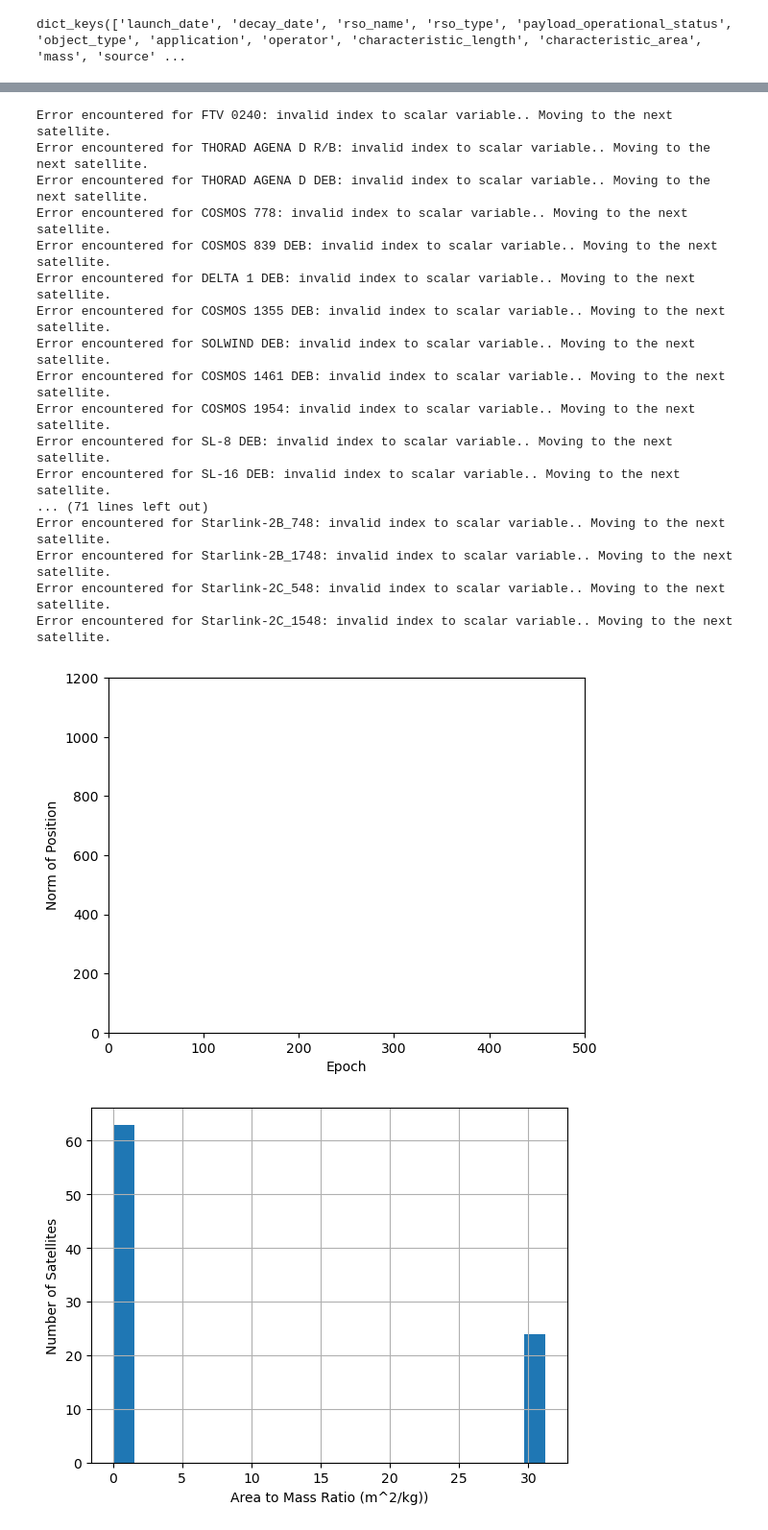
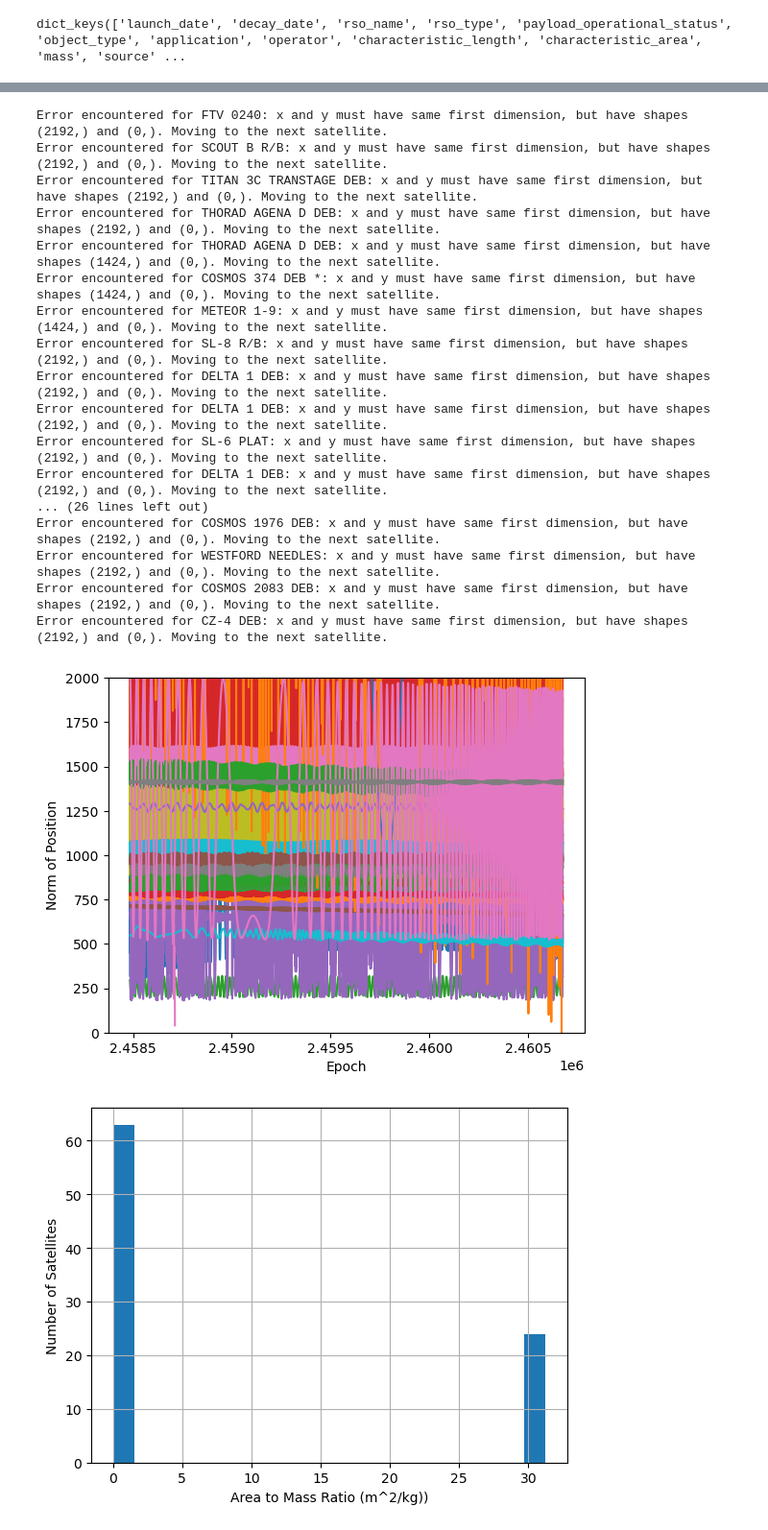
Before and after one commit to ucl-sgnl/FSPSimulator, a Jupyter notebook: src/fspsim/Visualisation.ipynb, the cells around one changed output, grey strips where cells are left out. Shown at 96% size. Cells and saved outputs as stored; diff of their text form; code cells hidden in the pictures.

```diff
--- a/src/fspsim/Visualisation.ipynb
+++ b/src/fspsim/Visualisation.ipynb
@@ -133,18 +61,0 @@ TypeError: 'NoneType' object is not iterable
-# %%
-for sat in spaceobjects1:
-    times = [entry[0] for entry in sat.ephemeris]
-    positions = [entry[1] for entry in sat.ephemeris]
-
-    # Calculate the norms of the positions
-    norms = [np.linalg.norm(pos)-6378.137 for pos in positions]
-
-    # Plot
-    plt.scatter(times, norms, s=1, alpha=0.2)
-
-plt.xlabel("Time (JD)")
-plt.ylabel("Altitude (km)")
-plt.title("Altitude Time Series")
-plt.ylim(0, 2000)
-# plt.legend()
-plt.grid(True)
-plt.show()
@@ -153,51 +62,52 @@ plt.show()
 # %%
 import numpy as np
 
 # Create a single figure and axes for all satellites
 fig, ax = plt.subplots()  # 2D plot
 
-for sat in spaceobjects1:
+for sat in spaceobjects1[:100]:
     norms = []  # Store norms for each satellite
     try:
         for epoch in range(len(sat.ephemeris)):
             position = np.array([
-                sat.ephemeris[epoch][1][0][0],
-                sat.ephemeris[epoch][1][0][1],
-                sat.ephemeris[epoch][1][0][2]
+                sat.ephemeris[epoch][1][0],
+                sat.ephemeris[epoch][1][1],
+                sat.ephemeris[epoch][1][2]
             ])
             norms.append(np.linalg.norm(position)-6378.137)
+            times = [entry[0] for entry in sat.ephemeris]
 
         # Plot the norms for the current satellite
-        ax.plot(norms[::100], label=sat.rso_name, linewidth=0.5)
+        ax.plot(times, norms, label=sat.rso_name)
 
     except Exception as e:
         print(f"Error encountered for {sat.rso_name}: {e}. Moving to the next satellite.")
 
 # Set labels, legend and show the plot
 ax.set_xlabel('Epoch')
 ax.set_ylabel('Norm of Position')
-ax.set_ylim([0, 1200])
-ax.set_xlim([0, 500])
+ax.set_ylim([0, 2000])
+ax.set_xlim([2458484.5000000, 2460676.5000000])
 plt.show()
 # %% [output]
-Error encountered for FTV 0240: invalid index to scalar variable.. Moving to the next satellite.
-Error encountered for THORAD AGENA D R/B: invalid index to scalar variable.. Moving to the next satellite.
-Error encountered for THORAD AGENA D DEB: invalid index to scalar variable.. Moving to the next satellite.
-Error encountered for COSMOS 778: invalid index to scalar variable.. Moving to the next satellite.
-Error encountered for COSMOS 839 DEB: invalid index to scalar variable.. Moving to the next satellite.
-Error encountered for DELTA 1 DEB: invalid index to scalar variable.. Moving to the next satellite.
-Error encountered for COSMOS 1355 DEB: invalid index to scalar variable.. Moving to the next satellite.
-Error encountered for SOLWIND DEB: invalid index to scalar variable.. Moving to the next satellite.
-Error encountered for COSMOS 1461 DEB: invalid index to scalar variable.. Moving to the next satellite.
-Error encountered for COSMOS 1954: invalid index to scalar variable.. Moving to the next satellite.
-Error encountered for SL-8 DEB: invalid index to scalar variable.. Moving to the next satellite.
-Error encountered for SL-16 DEB: invalid index to scalar variable.. Moving to the next satellite.
-... (71 lines left out)
-Error encountered for Starlink-2B_748: invalid index to scalar variable.. Moving to the next satellite.
-Error encountered for Starlink-2B_1748: invalid index to scalar variable.. Moving to the next satellite.
-Error encountered for Starlink-2C_548: invalid index to scalar variable.. Moving to the next satellite.
-Error encountered for Starlink-2C_1548: invalid index to scalar variable.. Moving to the next satellite.
+Error encountered for FTV 0240: x and y must have same first dimension, but have shapes (2192,) and (0,). Moving to the next satellite.
+Error encountered for SCOUT B R/B: x and y must have same first dimension, but have shapes (2192,) and (0,). Moving to the next satellite.
+Error encountered for TITAN 3C TRANSTAGE DEB: x and y must have same first dimension, but have shapes (2192,) and (0,). Moving to the next satellite.
+Error encountered for THORAD AGENA D DEB: x and y must have same first dimension, but have shapes (2192,) and (0,). Moving to the next satellite.
+Error encountered for THORAD AGENA D DEB: x and y must have same first dimension, but have shapes (1424,) and (0,). Moving to the next satellite.
+Error encountered for COSMOS 374 DEB *: x and y must have same first dimension, but have shapes (1424,) and (0,). Moving to the next satellite.
+Error encountered for METEOR 1-9: x and y must have same first dimension, but have shapes (1424,) and (0,). Moving to the next satellite.
+Error encountered for SL-8 R/B: x and y must have same first dimension, but have shapes (2192,) and (0,). Moving to the next satellite.
+Error encountered for DELTA 1 DEB: x and y must have same first dimension, but have shapes (2192,) and (0,). Moving to the next satellite.
+Error encountered for DELTA 1 DEB: x and y must have same first dimension, but have shapes (2192,) and (0,). Moving to the next satellite.
+Error encountered for SL-6 PLAT: x and y must have same first dimension, but have shapes (2192,) and (0,). Moving to the next satellite.
+Error encountered for DELTA 1 DEB: x and y must have same first dimension, but have shapes (2192,) and (0,). Moving to the next satellite.
+... (26 lines left out)
+Error encountered for COSMOS 1976 DEB: x and y must have same first dimension, but have shapes (2192,) and (0,). Moving to the next satellite.
+Error encountered for WESTFORD NEEDLES: x and y must have same first dimension, but have shapes (2192,) and (0,). Moving to the next satellite.
+Error encountered for COSMOS 2083 DEB: x and y must have same first dimension, but have shapes (2192,) and (0,). Moving to the next satellite.
+Error encountered for CZ-4 DEB: x and y must have same first dimension, but have shapes (2192,) and (0,). Moving to the next satellite.
-[figure, old version]
+[figure, new version]
 # %%
 def area_to_mass_distribution():
     area_to_mass_ratios = []
```
Also changed, not shown: parts of 7 cells of this notebook, 11 other files.
